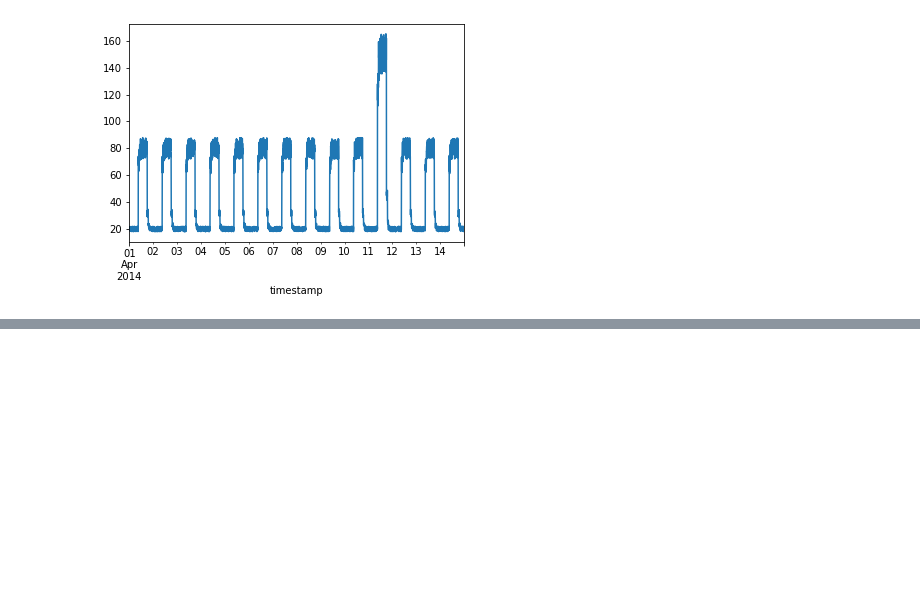
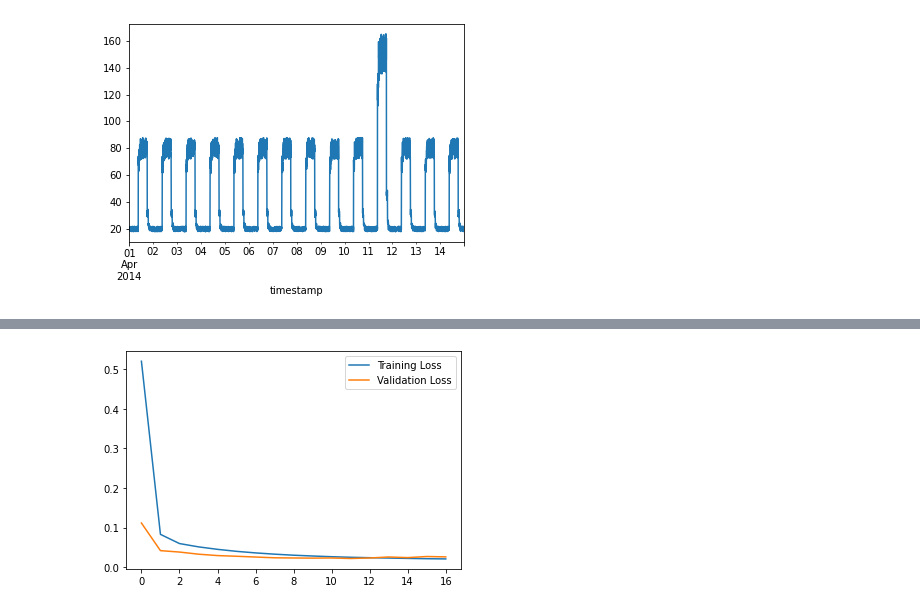
Before and after one commit to Lonabean98/Machine-Learning-and-Statistics-Winter-22-23, a Jupyter notebook: Keras project/Keras project.ipynb, the cells around one changed output, grey strips where cells are left out. Cells and saved outputs as stored; diff of their text form; code cells hidden in the pictures; blank space fills up the shorter version.

Commit message:
starting Keras project

```diff
--- a/Keras project/Keras project.ipynb
+++ b/Keras project/Keras project.ipynb
@@ -94,0 +143,11 @@ model.summary()
+# %%
+history = model.fit(
+    x_train,
+    x_train,
+    epochs=50,
+    batch_size=128,
+    validation_split=0.1,
+    callbacks=[
+        keras.callbacks.EarlyStopping(monitor="val_loss", patience=5, mode="min")
+    ],
+)
@@ -94,0 +172,7 @@ model.summary()
+# %%
+plt.plot(history.history["loss"], label="Training Loss")
+plt.plot(history.history["val_loss"], label="Validation Loss")
+plt.legend()
+plt.show()
+# %% [output]
+[figure, added]
```
Also changed, not shown: parts of 11 cells of this notebook.
